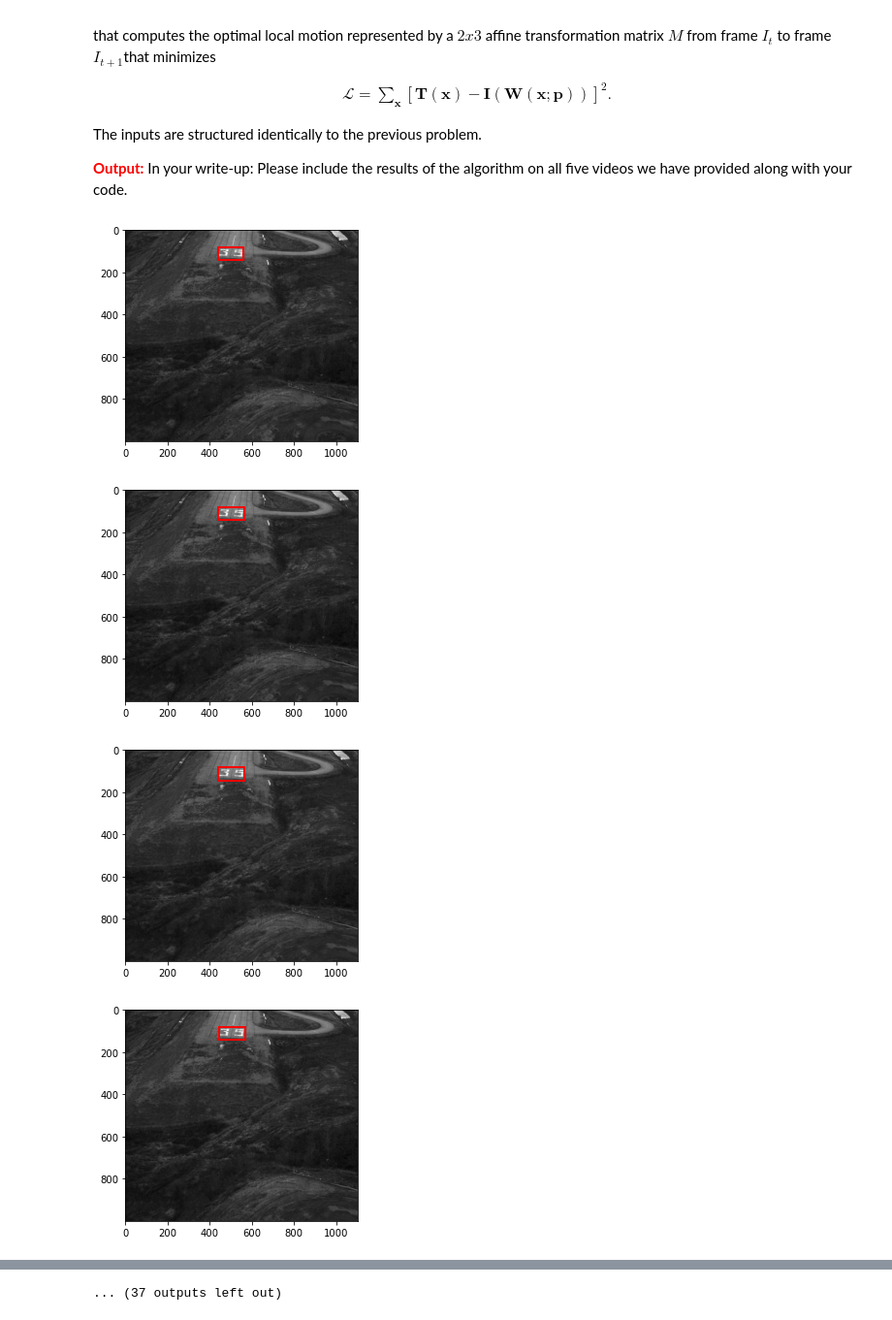
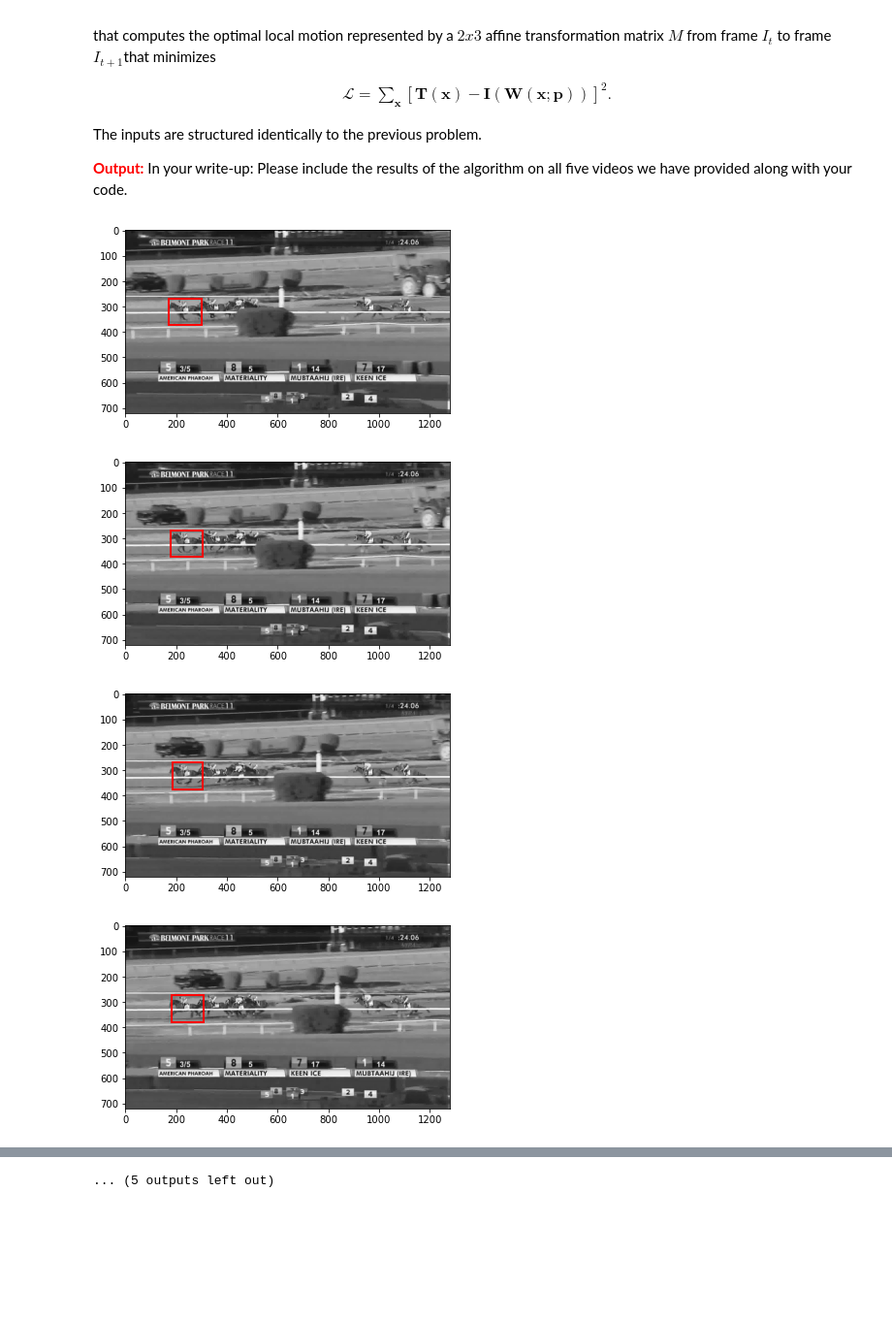
Before and after one commit to haleqiu/16720hw6, a Jupyter notebook: q1.ipynb, the cells around one changed output, grey strips where cells are left out. Shown at 97% size. Drawn from its saved outputs; the diff is of its cells as text; code cells hidden in the pictures; blank space fills up the shorter version.

```diff
--- a/q1.ipynb
+++ b/q1.ipynb
@@ -299,7 +299,7 @@ def LucasKanadeAffine(It, It1, rect, thresh=.025, maxIt=100):
     gy, gx = np.gradient(It)
 
     #intep_y, intep_x = int(y2-y1), int(x2-x1)
-    intep_y, intep_x = int(2*(y2-y1)), int(2*(x2-x1))
+    intep_y, intep_x = int(3*(y2-y1)), int(3*(x2-x1))
 
     y = np.arange(0, height, 1)
     x = np.arange(0, width, 1)
@@ -336,10 +336,10 @@ def LucasKanadeAffine(It, It1, rect, thresh=.025, maxIt=100):
 
         dp,_,_,_ = np.linalg.lstsq(A,err,rcond=None)
         dW = np.vstack((dp.reshape(2,3), [0, 0, 1]))
-        dW[0,0] +=1; dW[1,1] +=1;
+        #dW[0,0] +=1; dW[1,1] +=1;
         #W = W @ np.linalg.inv(dW)
-        W = W @ dW
-        p+=dp
+        #W = W @ dW
+        W +=dW
 
     #W = p.reshape(2,3)
     W = W[:2,:]
@@ -348,7 +348,7 @@ def LucasKanadeAffine(It, It1, rect, thresh=.025, maxIt=100):
 # Test your algorithm and visualize results!
 
 # Load data
-data_name = 'landing' # could choose from (car1, car2, landing, race, ballet)
+data_name = 'race' # could choose from (car1, car2, landing, race, ballet)
 data = np.load('./data/%s.npy' % data_name)
 
 # obtain the initial rect with format (x1, y1, x2, y2)
@@ -367,34 +367,34 @@ else:
 
 numFrames = data.shape[2]
 w = initial[2] - initial[0]
 h = initial[3] - initial[1]
 
 # loop over frames
 rects = []
 rects.append(initial)
 
 for i in range(numFrames-1):
 
     It = data[:,:,i]
     It1 = data[:,:,i+1]
     rect = rects[i]
 
     # run algorithm and collect rects
     M = LucasKanadeAffine(It, It1, rect)
     corners = np.array([[rect[0], rect[1], 1],
                         [rect[2], rect[3], 1]]).transpose()
     newRect = np.matmul(M, corners).transpose().reshape((4, ))
     rects.append(newRect)
 
     # Visualize
     fig = plt.figure(1)
     ax = fig.add_subplot(111)
     ax.add_patch(patches.Rectangle((rect[0], rect[1]), rect[2]-rect[0]+1, rect[3]-rect[1]+1, linewidth=2, edgecolor='red', fill=False))
     plt.imshow(It1, cmap='gray')
     plt.show()
     ax.clear()
 # %% [output]
-[figure, old version]
+[figure, new version]
-[figure, old version]
+[figure, new version]
-[figure, old version]
+[figure, new version]
-[figure, old version]
+[figure, new version]
@@ -409,4 +409,4 @@ for i in range(numFrames-1):
-... (37 outputs left out)
+... (5 outputs left out)
 # %%
 # For some transparency: we evaluate on multiple frames in a given video starting from the first frame.
 # We then compare against the reference implementation and calculate the sum of all differences.
```
Also changed, not shown: parts of 1 cell of this notebook.
